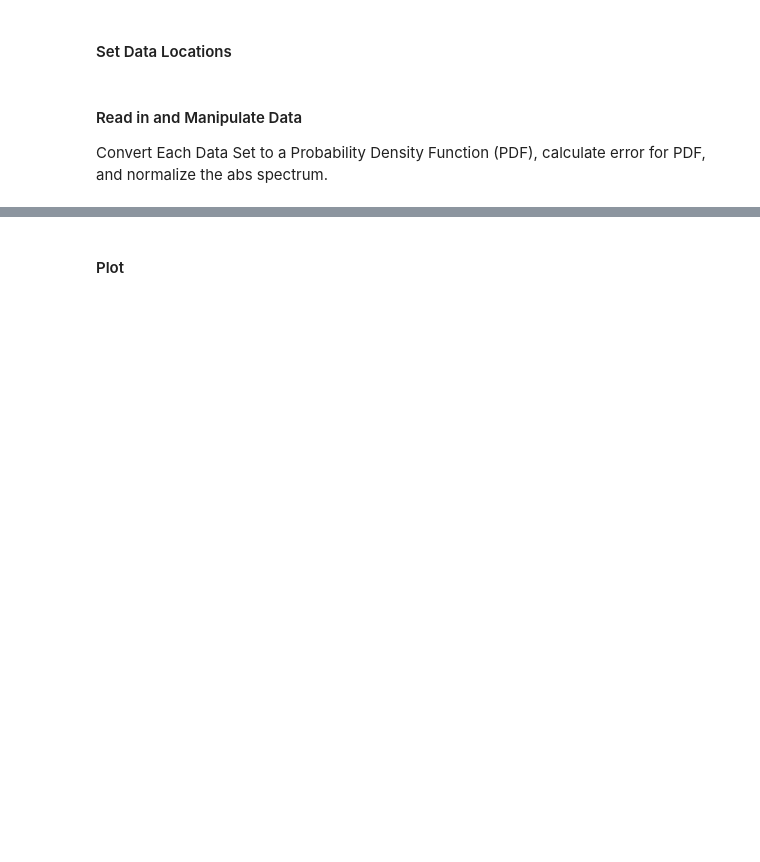
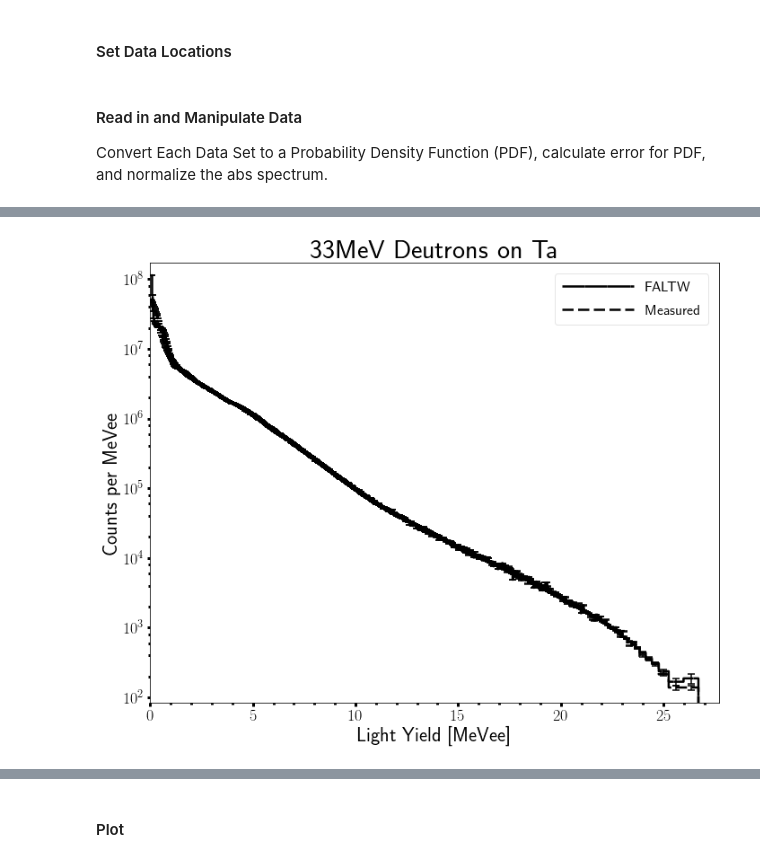
Before and after one commit to 2lambda123/88_Data, a Jupyter notebook: Experiments/PHS/33MeVTa_29-31Mar17/33MeVTa_BeamOnly.ipynb, the cells around one changed output, grey strips where cells are left out. Saved outputs shown, nothing was run; the diff lists cells and outputs as text; code cells hidden in the pictures; blank space fills up the shorter version.

```diff
--- a/Experiments/PHS/33MeVTa_29-31Mar17/33MeVTa_BeamOnly.ipynb
+++ b/Experiments/PHS/33MeVTa_29-31Mar17/33MeVTa_BeamOnly.ipynb
@@ -1567,3 +1570,25 @@ faltwPHSHisto.plot(measPHSHisto, logY=True, title='16MeV Deutrons on Ta', xLabel
+# %%
+# Import PHS data and plot
+faltwPHSData = readFlu(heprowPath+faltwPHSName, delim_whitespace=True, names=['lowE', 'absPHS', 'absSigma'],
+               skiprows=3)
+measPHSData = readFlu(heprowPath+measPHSName, delim_whitespace=True, names=['lowE', 'absPHS', 'absSigma'],
+               skiprows=3)
+faltwPHSHisto = Histogram()
+faltwPHSHisto.build_histo(faltwPHSData['lowE'].tolist(),
+                         bin_differentiation(faltwPHSData['lowE'].tolist(),
+                                             faltwPHSData['absPHS'].tolist()),
+                       uncert=faltwPHSData['absSigma'].tolist(), edgeLoc=heprowBinBounds,
+                       name='FALTW')
+measPHSHisto = Histogram()
+measPHSHisto.build_histo(measPHSData['lowE'].tolist(),
+                         bin_differentiation(measPHSData['lowE'].tolist(),
+                                             measPHSData['absPHS'].tolist()),
+                         uncert=measPHSData['absSigma'].tolist(), edgeLoc=heprowBinBounds,
+                         name='Measured')
+faltwPHSHisto.plot(measPHSHisto, logY=True, title='33MeV Deutrons on Ta', xLabel='Light Yield [MeVee]',
+                 yLabel='Counts per MeVee')
+# %% [output]
+[figure, added]
 # %%
 # Read in Meulders data and normalize
 meuldersData = pd.read_table(meuldersPath+meuldersName, delim_whitespace=True,
```
Also changed, not shown: parts of 8 cells of this notebook, 8 other files.
